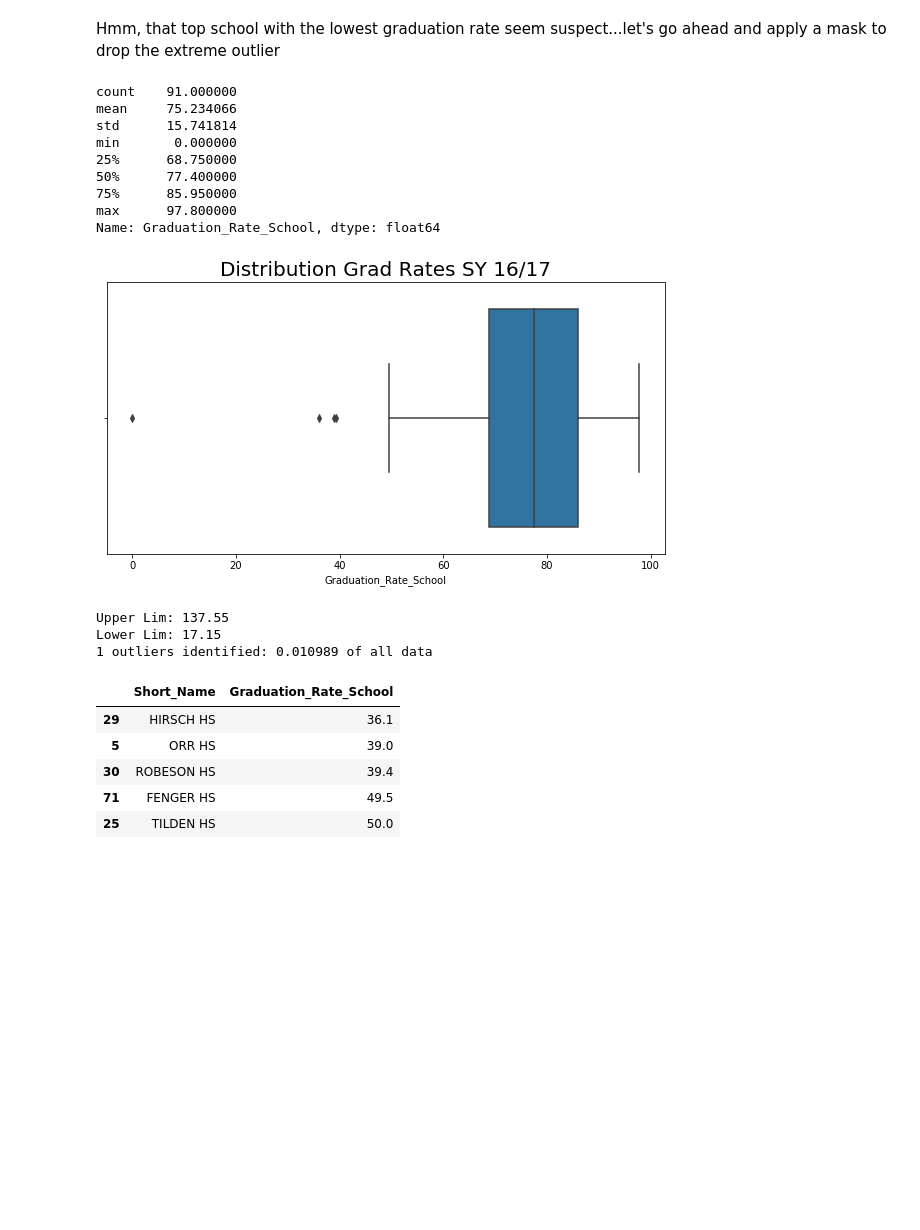
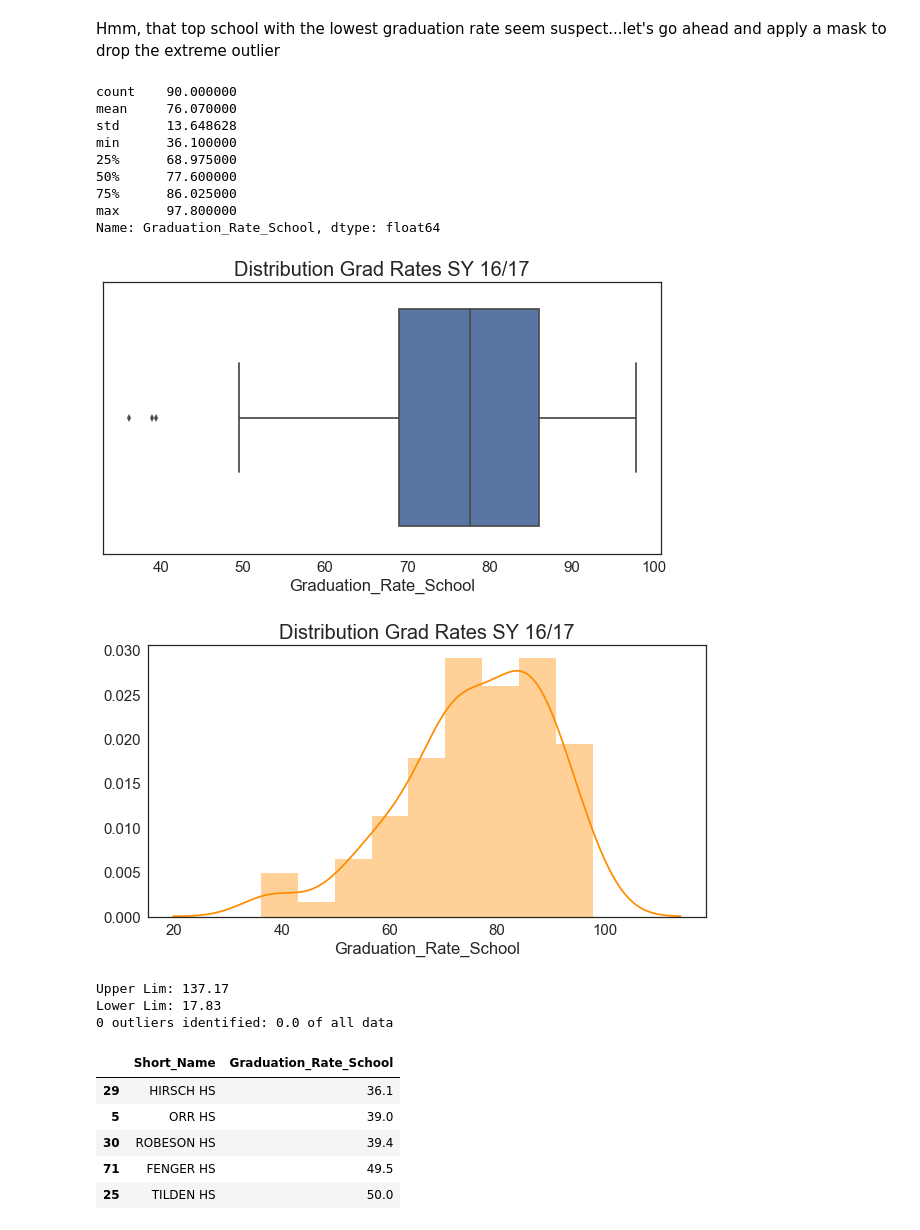
Before and after one commit to TifMoe/luther-project, a Jupyter notebook: notebooks/3_EDA.ipynb, the cells around one changed output. Saved outputs shown, nothing was run; the diff lists cells and outputs as text; code cells hidden in the pictures; blank space fills up the shorter version.

```diff
--- a/notebooks/3_EDA.ipynb
+++ b/notebooks/3_EDA.ipynb
@@ -59,9 +61,18 @@ data.loc[:10, ['Student_Count_Total', 'Student_Count_Low_Income', 'percent_low_i
 # %% [markdown]
 ## Add School Type Feature
 # %%
+sns.set(font_scale=1.5)
+sns.set_style("white")
 fig, ax = plt.subplots(figsize=(20,5))
 
-sns.swarmplot(x="School_Type", y="Graduation_Rate_School",
-              data=data, size=18, alpha=.75);
+top_quartile = data['Graduation_Rate_School'].quantile(.75)
+
+palette = ["#ff4500", "#a9a9a9", "#a9a9a9", "#a9a9a9", "#a9a9a9", "#ff4500", '#a9a9a9', '#a9a9a9']
+sns.swarmplot(x="School_Type", y="Graduation_Rate_School", palette = palette,
+              data=data, size=18, alpha=.75)
 ax.set_title('Graduation Rates by School Type', size=20);
+
+x = plt.gca().axes.get_xlim()
+plt.plot(x, len(x) * [top_quartile], sns.xkcd_rgb["dark orange"])
+plt.show();
 # %% [output]
@@ -75,7 +86,8 @@ A couple observations about the plot above:
 ## 1) Add Selective Enrollment Variable
 Let's create a new variable to indicate if the school is a Selective Enrollment School instead of blowing out our feature matrix with dummy variables for all school types
 # %%
-data['is_selective_enroll'] = [1 if x == 'Selective enrollment' else 0 for x in data['School_Type']]
+data['is_selective_enroll'] = [1 if (x == 'Selective enrollment') | (x == 'Military academy')
+                               else 0 for x in data['School_Type']]
 # %% [markdown]
 ## Remove Unnecessary Columns
 # %%
@@ -121,22 +131,32 @@ Hmm, that top school with the lowest graduation rate seem suspect...let's go ahe
 # %%
 data['Graduation_Rate_School'].describe()
 # %% [output]
-count    91.000000
-mean     75.234066
-std      15.741814
-min       0.000000
-25%      68.750000
-50%      77.400000
-75%      85.950000
+count    90.000000
+mean     76.070000
+std      13.648628
+min      36.100000
+25%      68.975000
+50%      77.600000
+75%      86.025000
 max      97.800000
 Name: Graduation_Rate_School, dtype: float64
 # %%
+sns.set(font_scale=1.5)
+sns.set_style("white")
+
 fig, ax = plt.subplots(figsize=(10,5))
 sns.boxplot(data['Graduation_Rate_School'])
 ax.set_title('Distribution Grad Rates SY 16/17', size=20)
 plt.show();
+
+fig, ax = plt.subplots(figsize=(10,5))
+sns.distplot(data['Graduation_Rate_School'], color='darkorange')
+ax.set_title('Distribution Grad Rates SY 16/17', size=20)
+
+plt.show();
 # %% [output]
-[figure, old version]
+[figure, new version]
+[figure, added]
 # %%
 def find_outliers(series, multiplier=1.5):
     """
@@ -159,9 +179,9 @@ def find_outliers(series, multiplier=1.5):
 # %%
 outliers = find_outliers(data['Graduation_Rate_School'], multiplier=3)
 # %% [output]
-Upper Lim: 137.55
-Lower Lim: 17.15
-1 outliers identified: 0.010989 of all data
+Upper Lim: 137.17
+Lower Lim: 17.83
+0 outliers identified: 0.0 of all data
 # %%
 data.drop(data.index[outliers], inplace=True)
 # %%
```
Also changed, not shown: parts of 8 cells of this notebook, 2 other files.
